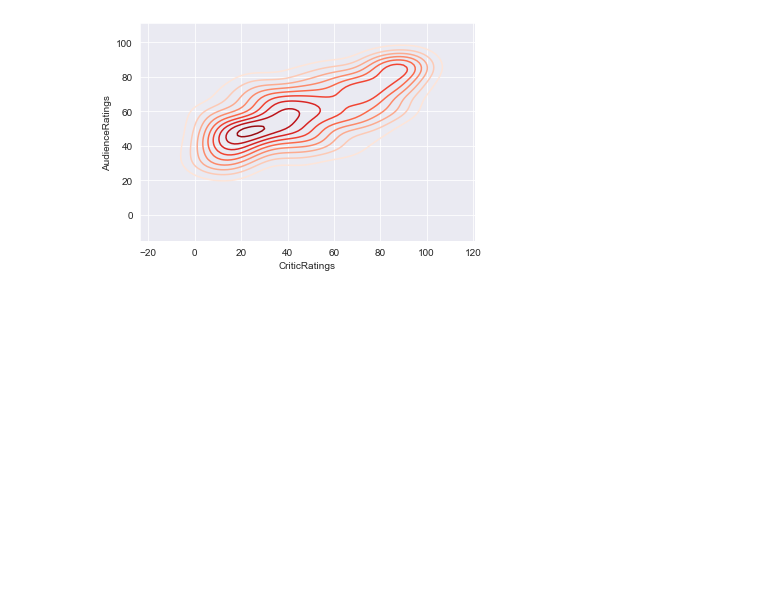
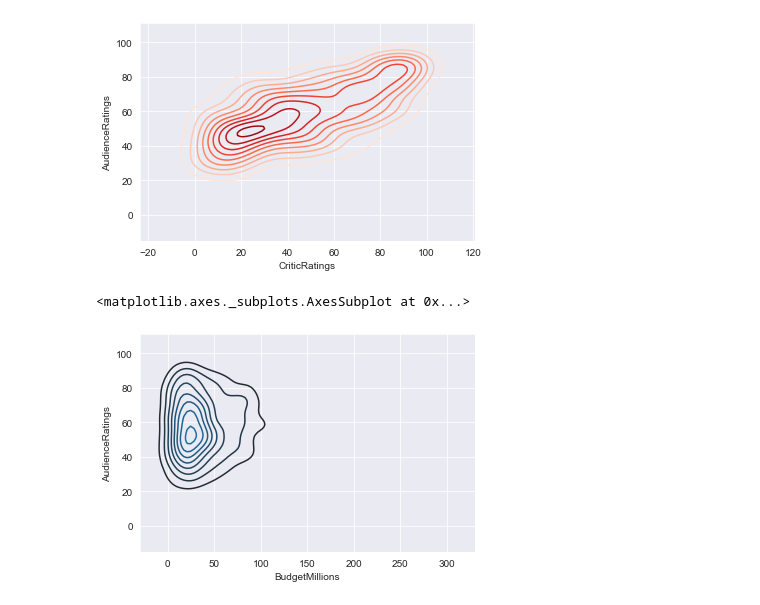
Before and after one commit to mostafaradwan1/data-visualization, a Jupyter notebook: seaborn/advanced visualization.ipynb, the cells around one changed output. Cells and saved outputs as stored; diff of their text form; code cells hidden in the pictures; blank space fills up the shorter version.

```diff
--- a/seaborn/advanced visualization.ipynb
+++ b/seaborn/advanced visualization.ipynb
@@ -264,3 +263,8 @@ sns.kdeplot(data.CriticRatings,data.AudienceRatings,\
 # %% [output]
 <matplotlib.axes._subplots.AxesSubplot at 0x...>
 [figure]
+# %%
+sns.kdeplot(data.BudgetMillions,data.AudienceRatings)
+# %% [output]
+<matplotlib.axes._subplots.AxesSubplot at 0x...>
+[figure, added]
```
Also changed, not shown: parts of 5 cells of this notebook.
